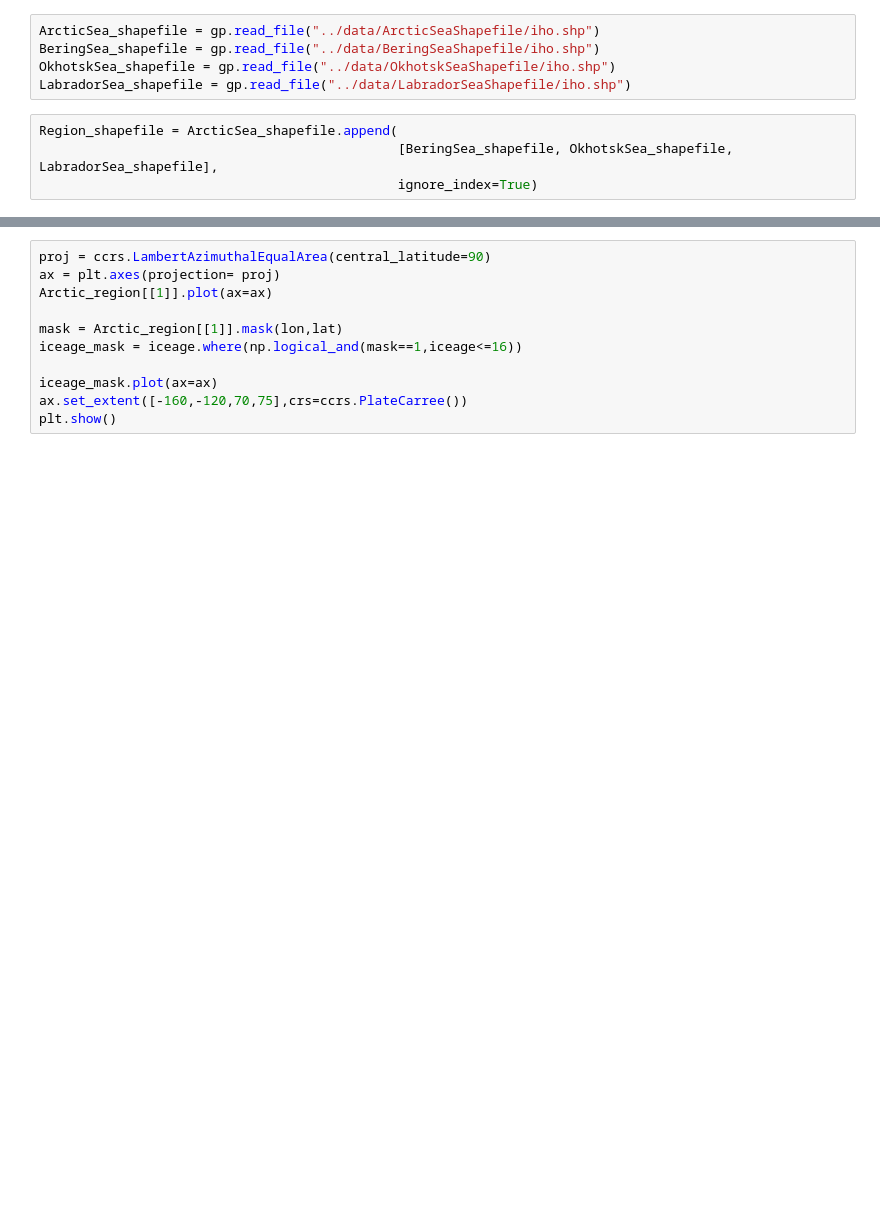
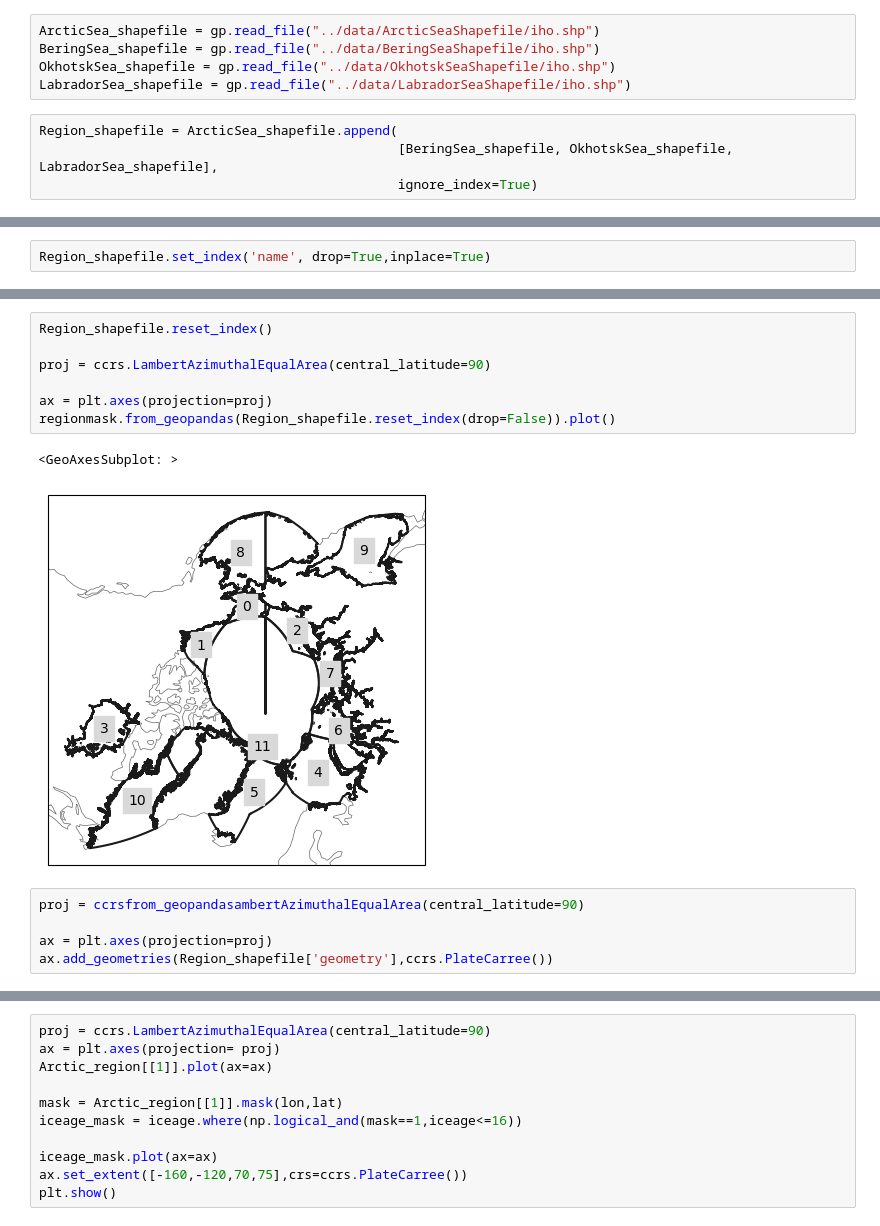
Before and after one commit to shanqi1998/ArcticZone, a Jupyter notebook: test.ipynb, the cells around one changed output, grey strips where cells are left out. Drawn from its saved outputs; the diff is of its cells as text; blank space fills up the shorter version.

```diff
--- a/test.ipynb
+++ b/test.ipynb
@@ -53,0 +47,2 @@ Name: name, dtype: object
+# %%
+Region_shapefile.set_index('name', drop=True,inplace=True)
@@ -54 +105,16 @@ Name: name, dtype: object
+# %%
+Region_shapefile.reset_index()
+
+proj = ccrs.LambertAzimuthalEqualArea(central_latitude=90)
+
+ax = plt.axes(projection=proj)
+regionmask.from_geopandas(Region_shapefile.reset_index(drop=False)).plot()
+# %% [output]
+<GeoAxesSubplot: >
+[figure, added]
+# %%
+proj = ccrsfrom_geopandasambertAzimuthalEqualArea(central_latitude=90)
+
+ax = plt.axes(projection=proj)
+ax.add_geometries(Region_shapefile['geometry'],ccrs.PlateCarree())
 # %%
```
Also changed, not shown: parts of 12 cells of this notebook.
